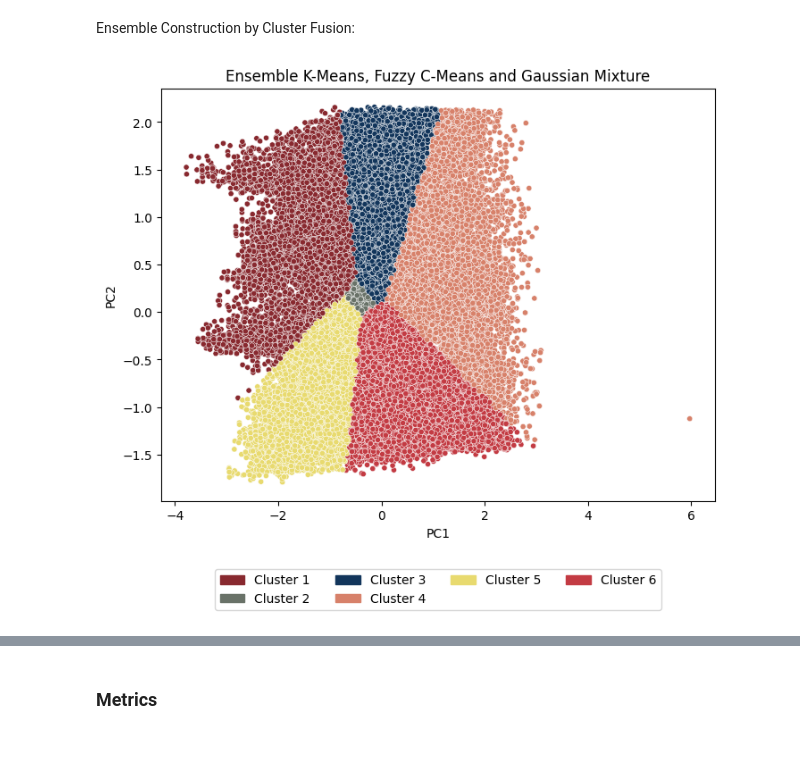
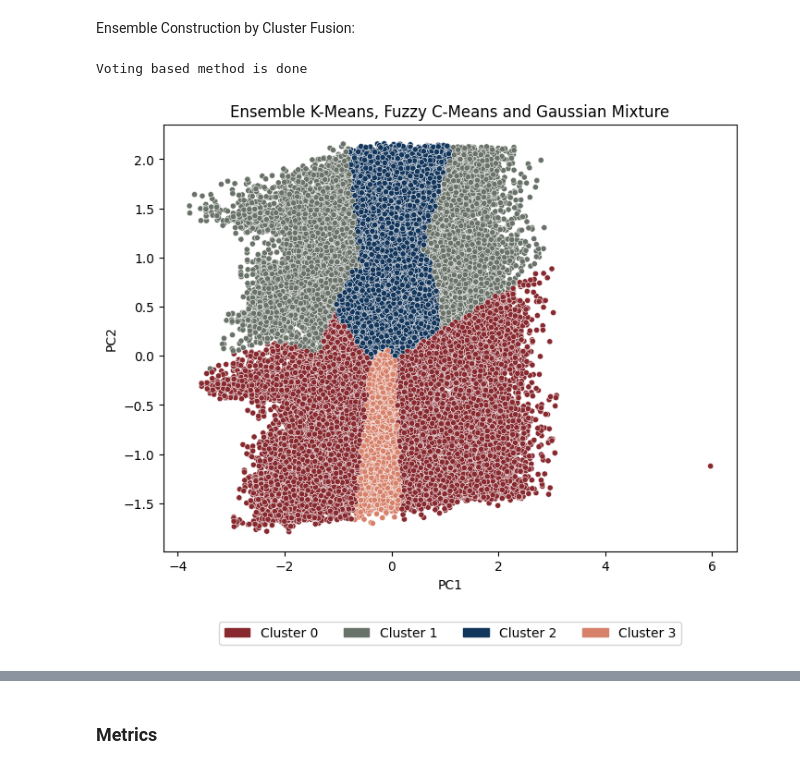
Before and after one commit to sarabreu/thesis_dev, a Jupyter notebook: 4_ensemble_models/clean_wind.ipynb, the cells around one changed output, grey strips where cells are left out. Saved outputs shown, nothing was run; the diff lists cells and outputs as text; code cells hidden in the pictures.

Commit message:
change construcing method for ensemble models to major voting

```diff
--- a/4_ensemble_models/clean_wind.ipynb
+++ b/4_ensemble_models/clean_wind.ipynb
@@ -474,6 +476,3 @@ plt.show()
-# %%
-df = df[['PC1', 'PC2']]
-df['cluster_label'] = ensemble_labels
 # %% [markdown]
 ### Metrics
 # %%
@@ -522,47 +521,47 @@ df = df[['PC1', 'PC2']]
 # gmm_labels = gmm.fit_predict(df)
 # %% [markdown]
 Ensemble Construction by Cluster Fusion:
-# %%
-# kmeans_centroids = kmeans.cluster_centers_
-# gmm_centroids = gmm.means_
-
-# Compute pairwise distances between centroids
-centroid_distances = np.zeros((len(kmeans_centroids), len(fuzzy_centroids), len(gmm_centroids)))
-for i, kmeans_centroid in enumerate(kmeans_centroids):
-    for j, fuzzy_centroid in enumerate(fuzzy_centroids):
-        for k, gmm_centroid in enumerate(gmm_centroids):
-            centroid_distances[i, j, k] = np.linalg.norm(kmeans_centroid - fuzzy_centroid) + np.linalg.norm(kmeans_centroid - gmm_centroid) + \
-            np.linalg.norm(fuzzy_centroid - gmm_centroid)
-
-# Assign each K-means cluster to the most similar GMM cluster
-cluster_mapping = np.argmin(centroid_distances, axis=2)
-
-# Update ensemble labels based on cluster mapping
-ensemble_labels = np.zeros_like(kmeans_labels)
-for i in range(len(kmeans_centroids)):
-    for j, fuzzy_cluster in enumerate(cluster_mapping[i]):
-        ensemble_labels[(kmeans_labels == i) & (fuzzy_labels == j)] = fuzzy_cluster
+# %%
+voting_labels_all = np.zeros(len(df), dtype=int)
+
+for i in range(len(df)):
+    kmeans_cluster = kmeans_labels[i]
+    gmm_cluster = gmm_labels[i]
+    fuzzy_cluster = fuzzy_labels[i]
+
+    # Create a voting array
+    votes = np.zeros(num_clusters, dtype=int)
+    votes[kmeans_cluster] += 1
+    votes[gmm_cluster] += 1
+    votes[fuzzy_cluster] += 1
+
+    # Assign the data point to the cluster with the most votes
+    voting_labels_all[i] = np.argmax(votes)
+
+print('Voting based method is done')
+# %% [output]
+Voting based method is done
 # %%
-df['cluster_label'] = ensemble_labels
+df['cluster_label'] = voting_labels_all
 df['asset_id'] = subset_df['asset_id']
 # %%
 df.to_csv('results/clean_wind/fuzzy_kmeans_gmm.csv', index = False)
 # %%
 n_clusters = len(df['cluster_label'].unique())
 pallete = sns.color_palette(my_colors, n_clusters)
 
 # Plot the representative points on a scatter plot using PCA results
 plt.figure(figsize=(8, 6))
 sns.scatterplot(data=df, x='PC1', y='PC2', hue='cluster_label', palette=pallete, s=20)
 plt.title('Ensemble K-Means, Fuzzy C-Means and Gaussian Mixture')
 plt.xlabel('PC1')
 plt.ylabel('PC2')
 legend_handles = [mpatches.Circle((0, 0), radius=1, color=color) for color in my_colors]
-plt.legend(handles=legend_handles, labels=[f'Cluster {cluster_label}' for cluster_label in np.unique(ensemble_labels)],
+plt.legend(handles=legend_handles, labels=[f'Cluster {cluster_label}' for cluster_label in np.unique(voting_labels_all)],
            loc='upper center', bbox_to_anchor=(0.5, -0.15), ncol=4)
 plt.show()
 # %% [output]
-[figure, old version]
+[figure, new version]
 # %%
 most_frequent_clusters = df.groupby('asset_id')['cluster_label'].agg(lambda x: np.bincount(x).argmax())
 
```
Also changed, not shown: parts of 51 cells of this notebook, 3 other files.
